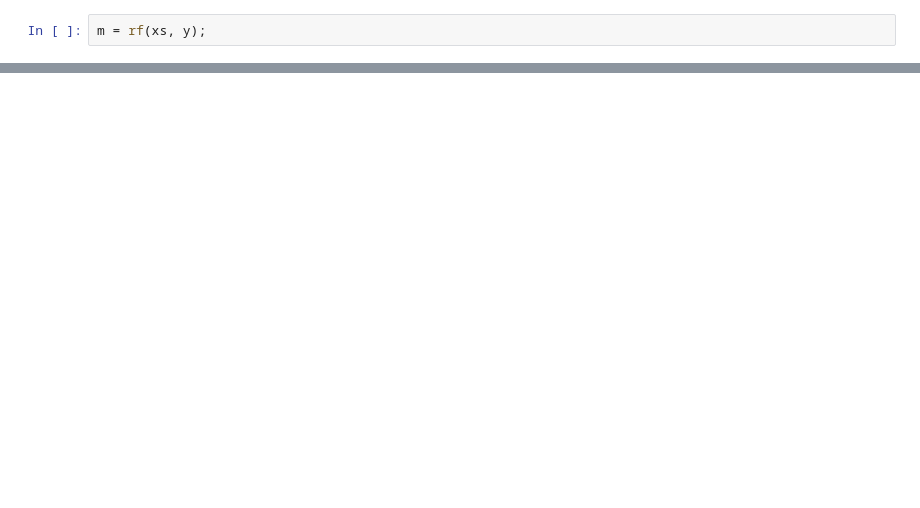
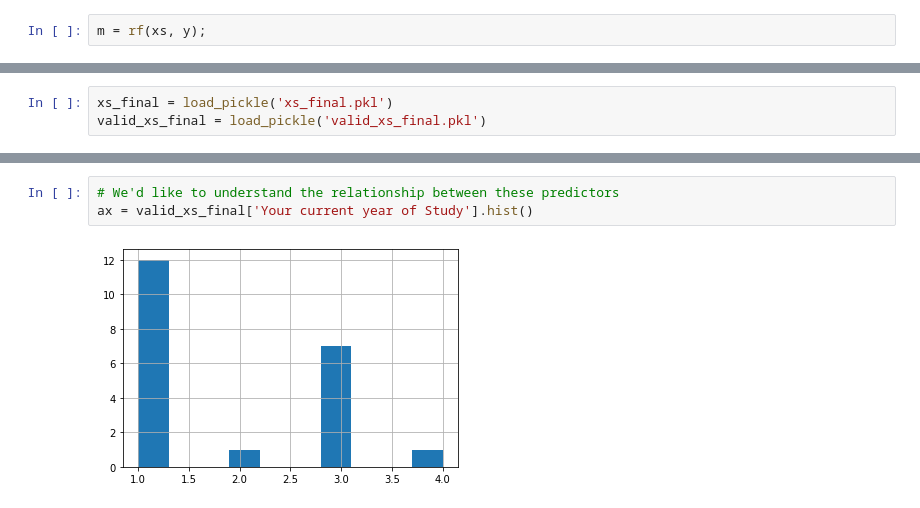
Before and after one commit to alienflip/fast.ai-Course, a Jupyter notebook: mental_health_predictor.ipynb, the cells around one changed output, grey strips where cells are left out. Cells and saved outputs as stored; diff of their text form; blank space fills up the shorter version.

```diff
--- a/mental_health_predictor.ipynb
+++ b/mental_health_predictor.ipynb
@@ -276,0 +378,3 @@ r_mse(m.oob_prediction_, y)
+# %%
+xs_final = load_pickle('xs_final.pkl')
+valid_xs_final = load_pickle('valid_xs_final.pkl')
@@ -276,0 +386,5 @@ r_mse(m.oob_prediction_, y)
+# %%
+# We'd like to understand the relationship between these predictors
+ax = valid_xs_final['Your current year of Study'].hist()
+# %% [output]
+[figure, added]
```
Also changed, not shown: parts of 49 cells of this notebook.
